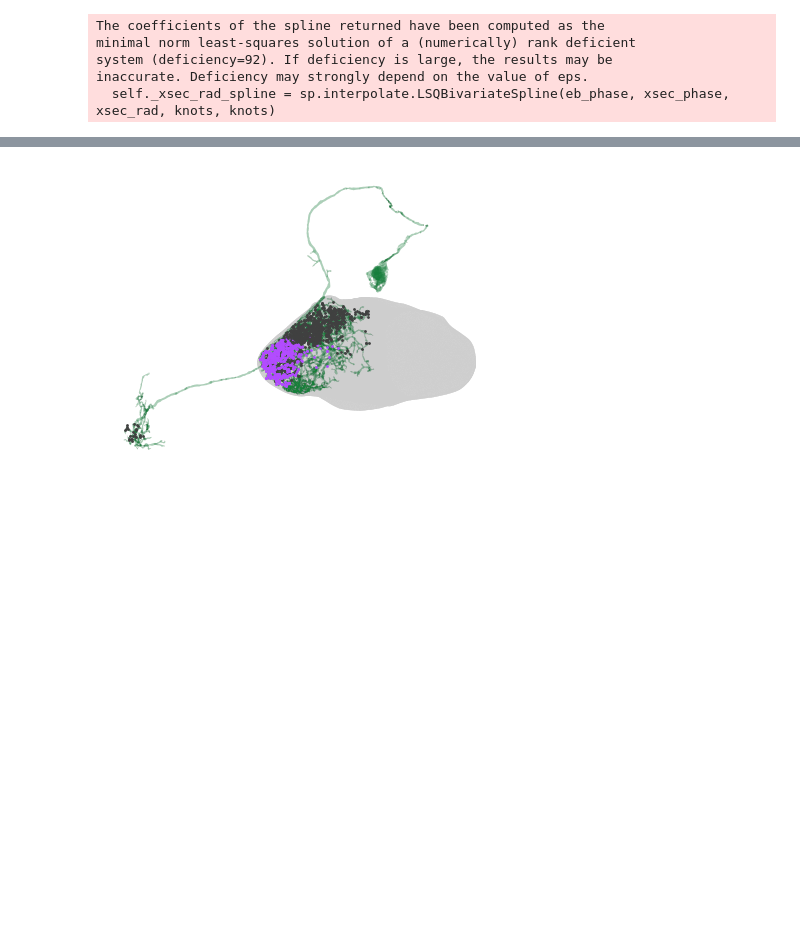
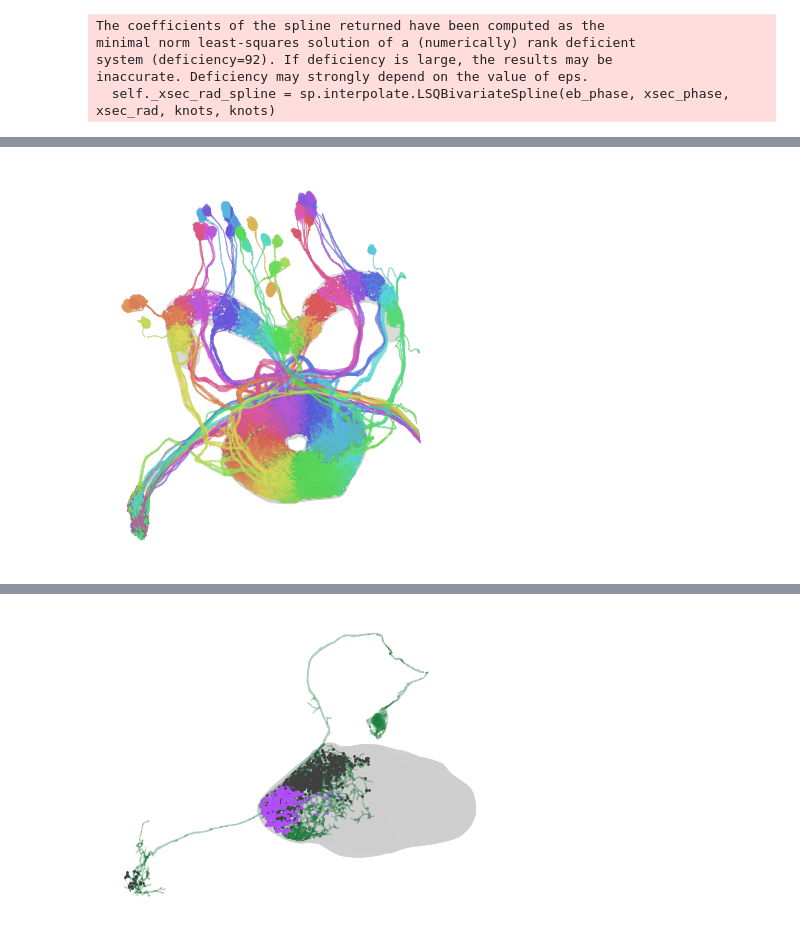
Before and after one commit to yfisher-lab/plitt_turnerevans_oa_instructs_hd_plasticity, a Jupyter notebook: figures/connectomics/ring_synapse_visualization.ipynb, the cells around one changed output, grey strips where cells are left out. Cells and saved outputs as stored; diff of their text form; code cells hidden in the pictures; blank space fills up the shorter version.

```diff
--- a/figures/connectomics/ring_synapse_visualization.ipynb
+++ b/figures/connectomics/ring_synapse_visualization.ipynb
@@ -115,0 +159,67 @@ pb.vertices[:,2] = -pb.vertices[:,2]
+# %%
+fig, ax = plt.subplots(figsize=(5, 5))
+_ = navis.plot2d(
+                [eb,pb],
+                method="2d",
+                connectors=False,
+                linewidth=1.2,  # Make neuron a bit thinner to emphasize the synapses
+                view=("x", "y"),
+                color= plt.cm.Greys(.3),
+                alpha=.9,
+                # radius=True,
+                ax=ax,
+                # volume_outlines=True,
+            )
+
+
+ax.grid(False)
+
+for i, row in epgs.iterrows():
+        _epg = neu.fetch_skeletons(row['bodyId'])
+        syn = neu.fetch_synapses(row['bodyId'],
+                                neu.SynapseCriteria(rois=['EB'], type='pre'))
+
+        syn[['x','y','z']] = ebcoords.change_of_basis(syn.loc[:,('x','y','z')].values)
+        syn['y'] = -syn.loc[:,'y']  # flip y axis to match EB coordinates
+        syn['z'] = -syn.loc[:,'z']
+
+
+        syn_hull_vertices = peeled_convex_hull(syn.loc[:,('x','y')].values, n=10)
+        phase = np.angle(np.exp(1j*np.arctan2(syn_hull_vertices[:,1], syn_hull_vertices[:,0])).mean(axis=0))
+        color = angle_2_color(phase)
+
+        nodes = _epg.nodes.copy()
+
+        nodes[['x','y','z']] = ebcoords.change_of_basis(nodes.loc[:,('x','y','z')].values)
+        nodes['y'] = -nodes.loc[:,'y']  # flip y axis to match EB coordinates
+        nodes['z'] = -nodes.loc[:,'z']
+        nodes.head()
+        _epg.set_neuron_attributes(nodes,name='nodes')
+
+        _ = navis.plot2d(
+                [_epg,],
+                method="2d",
+                connectors=False,
+                linewidth=1.2,  # Make neuron a bit thinner to emphasize the synapses
+                view=("x", "y"),
+                color=color,
+                alpha=.5,
+                radius=True,
+                ax=ax,
+                # volume_outlines=True,
+            )
+
+
+
+
+# ax.set_xlim([-15000, 7000])
+# ax.set_ylim([-7000, 15000])
+ax.set_xticks([])
+ax.set_yticks([])
+ax.set_xlabel('')
+ax.set_ylabel('')
+for b in ['top', 'right', 'left', 'bottom']:
+        ax.spines[b].set_visible(False)
+fig.savefig(figfolder/'allEPGs_full_arbor.png', dpi=300, bbox_inches='tight')
+# %% [output]
+[figure, added]
```
Also changed, not shown: parts of 7 cells of this notebook, 15 other files.
